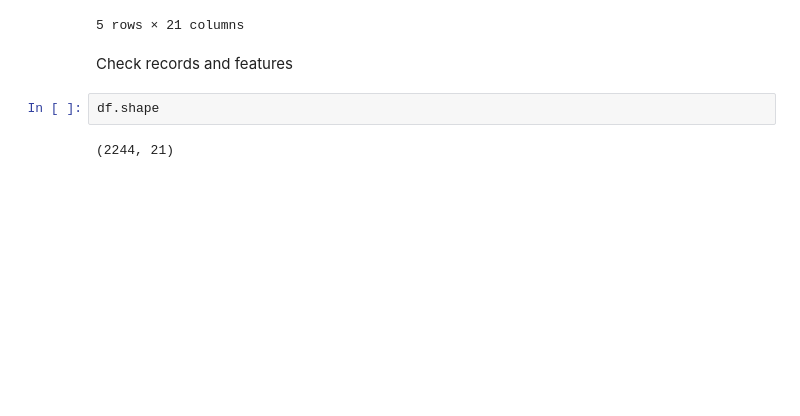
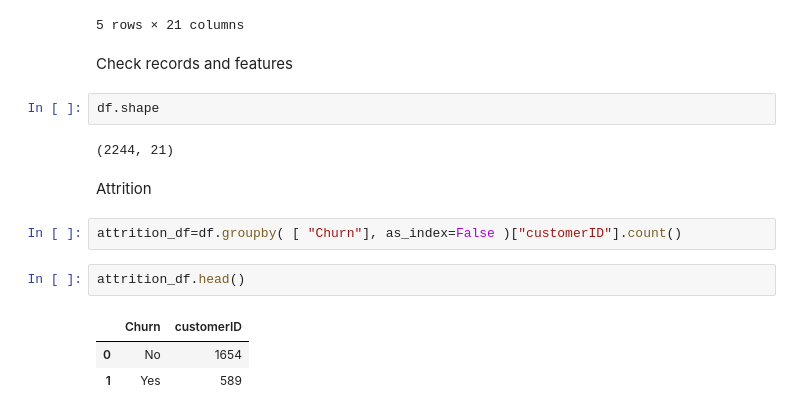
Before and after one commit to SammyOngaya/qml, a Jupyter notebook: qml/Notebooks/Telco-Customer-Churn.ipynb, the cells around one changed output. Saved outputs shown, nothing was run; the diff lists cells and outputs as text; blank space fills up the shorter version.

```diff
--- a/qml/Notebooks/Telco-Customer-Churn.ipynb
+++ b/qml/Notebooks/Telco-Customer-Churn.ipynb
@@ -26,3 +31,13 @@ Check records and features
 df.shape
 # %% [output]
 (2244, 21)
+# %% [markdown]
+Attrition
+# %%
+attrition_df=df.groupby( [ "Churn"], as_index=False )["customerID"].count()
+# %%
+attrition_df.head()
+# %% [output]
+|  | Churn | customerID |
+| 0 | No | 1654 |
+| 1 | Yes | 589 |
```
Also changed, not shown: parts of 3 cells of this notebook.
